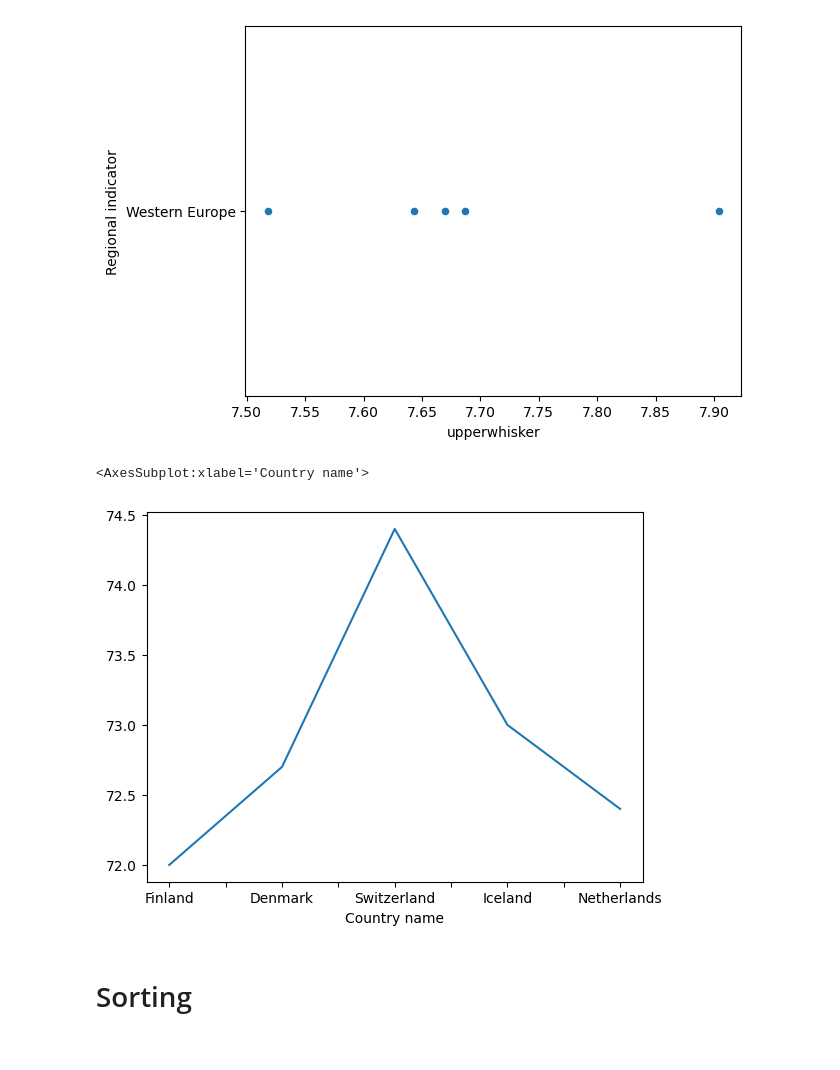
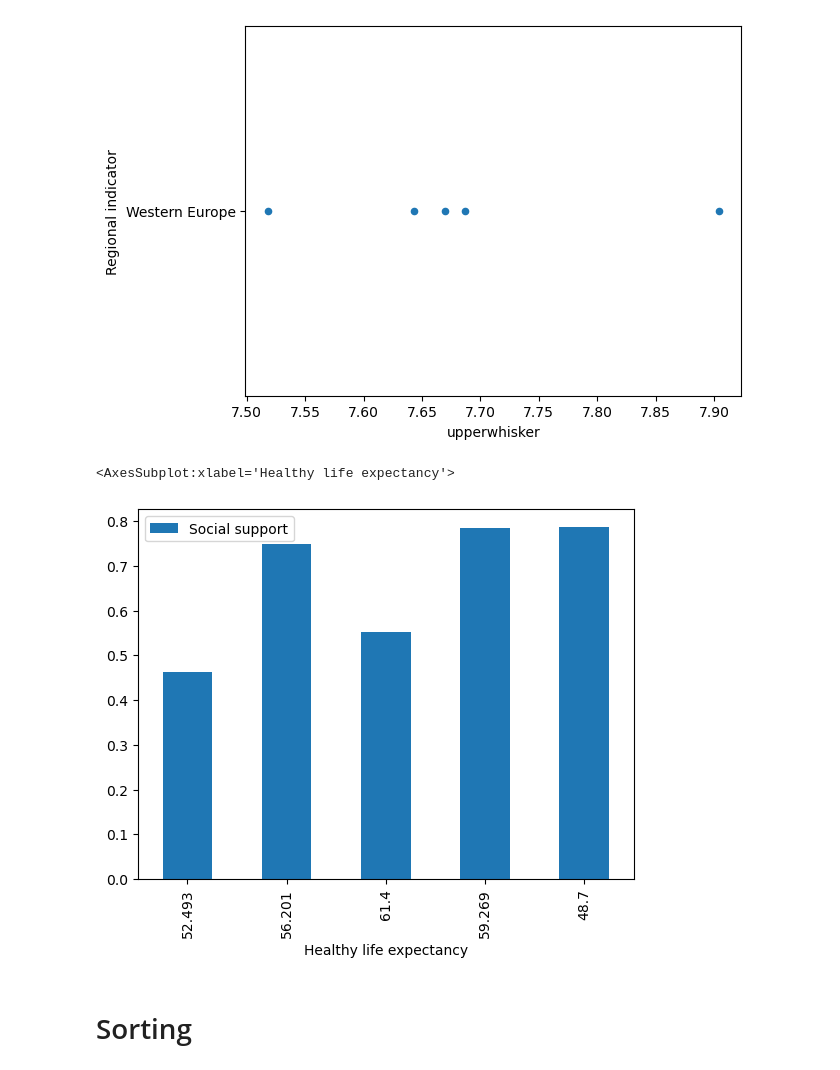
Before and after one commit to dennisowusu123/DATA-ANALYTICS-GT, a Jupyter notebook: DataScience/DataAnalysis/01_Dataframes.ipynb, the cells around one changed output. Saved outputs shown, nothing was run; the diff lists cells and outputs as text; code cells hidden in the pictures.

```diff
--- a/DataScience/DataAnalysis/01_Dataframes.ipynb
+++ b/DataScience/DataAnalysis/01_Dataframes.ipynb
@@ -1103,10 +1104,11 @@ plt.plot(kind='scatter',x= 'upperwhisker', y= 'Regional indicator')
 <AxesSubplot:xlabel='upperwhisker', ylabel='Regional indicator'>
 [figure]
 # %%
-country['Healthy life expectancy'].head().plot()
+country[['Healthy life expectancy','Social support']].head().plot(
+    kind = 'bar', x= 'Healthy life expectancy', y='Social support')
 # %% [output]
-<AxesSubplot:xlabel='Country name'>
+<AxesSubplot:xlabel='Healthy life expectancy'>
-[figure, old version]
+[figure, new version]
 # %% [markdown]
 # Sorting
 # %%
```
Also changed, not shown: parts of 9 cells of this notebook, 1 other file.
